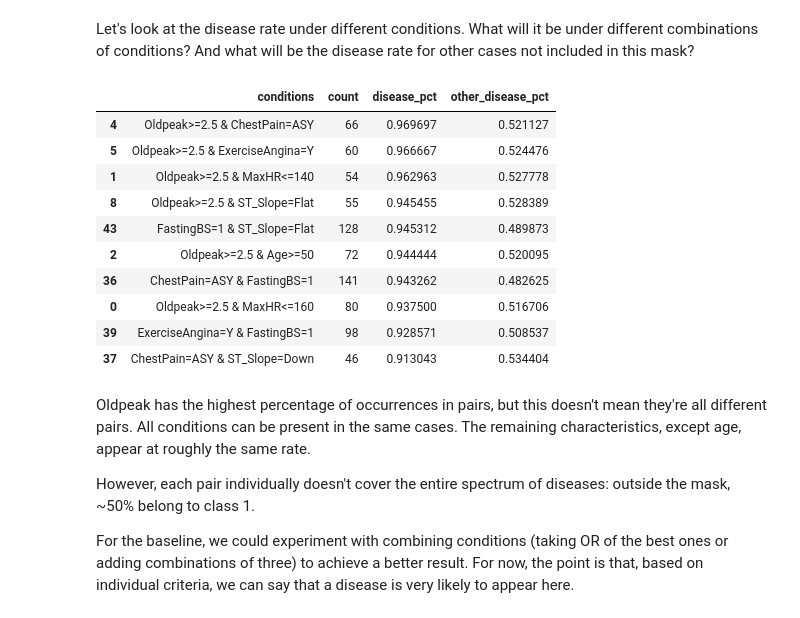
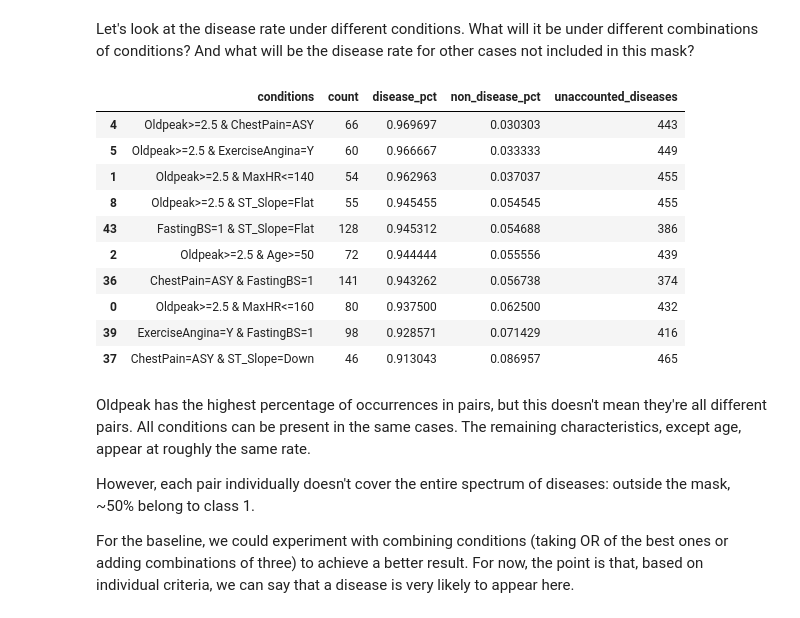
Before and after one commit to Lymuthien/heart_failure, a Jupyter notebook: notebooks/1.0-eda.ipynb, the cells around one changed output. Cells and saved outputs as stored; diff of their text form; code cells hidden in the pictures.

Commit message:
Corrected class percentages for some tables.

```diff
--- a/notebooks/1.0-eda.ipynb
+++ b/notebooks/1.0-eda.ipynb
@@ -100,7 +100,7 @@ Some features have not None, but the value 0, which theoretically shouldn't exis
 
 One more thing. The Cholesterol feature has a maximum value of 603. However, the internet says that such a value is theoretically possible.
 # %%
-obj_cols = df.select_dtypes(include=["str"]).columns
+obj_cols = df.select_dtypes(include=["object"]).columns
 df[obj_cols] = df[obj_cols].astype("category")
 df[FASTING_BS] = df[FASTING_BS].astype("category")
 # %%
@@ -363,30 +367,31 @@ conditions = {
 # %%
 result = []
 for names in combinations(conditions.keys(), 2):
     mask = np.logical_and.reduce([conditions[n] for n in names])
 
     result.append({
         "conditions": " & ".join(names),
         "count": mask.sum(),
         "disease_pct": df.loc[mask, HEART_DISEASE].mean(),
-        "other_disease_pct": df.loc[~mask, HEART_DISEASE].mean(),
+        "non_disease_pct": 1 - df.loc[mask, HEART_DISEASE].mean(),
+        "unaccounted_diseases": (df.loc[~mask, HEART_DISEASE] == 1).sum(),
     })
 
 result = pd.DataFrame(result)
 count_mask = result["count"] >= 45
 result[count_mask].sort_values(["disease_pct", "count"], ascending=False).head(10)
 # %% [output]
-|  | conditions | count | disease_pct | other_disease_pct |
-| 4 | Oldpeak>=2.5 & ChestPain=ASY | 66 | 0.969697 | 0.521127 |
-| 5 | Oldpeak>=2.5 & ExerciseAngina=Y | 60 | 0.966667 | 0.524476 |
-| 1 | Oldpeak>=2.5 & MaxHR<=140 | 54 | 0.962963 | 0.527778 |
-| 8 | Oldpeak>=2.5 & ST_Slope=Flat | 55 | 0.945455 | 0.528389 |
-| 43 | FastingBS=1 & ST_Slope=Flat | 128 | 0.945312 | 0.489873 |
-| 2 | Oldpeak>=2.5 & Age>=50 | 72 | 0.944444 | 0.520095 |
-| 36 | ChestPain=ASY & FastingBS=1 | 141 | 0.943262 | 0.482625 |
-| 0 | Oldpeak>=2.5 & MaxHR<=160 | 80 | 0.937500 | 0.516706 |
-| 39 | ExerciseAngina=Y & FastingBS=1 | 98 | 0.928571 | 0.508537 |
-| 37 | ChestPain=ASY & ST_Slope=Down | 46 | 0.913043 | 0.534404 |
+|  | conditions | count | disease_pct | non_disease_pct | unaccounted_diseases |
+| 4 | Oldpeak>=2.5 & ChestPain=ASY | 66 | 0.969697 | 0.030303 | 443 |
+| 5 | Oldpeak>=2.5 & ExerciseAngina=Y | 60 | 0.966667 | 0.033333 | 449 |
+| 1 | Oldpeak>=2.5 & MaxHR<=140 | 54 | 0.962963 | 0.037037 | 455 |
+| 8 | Oldpeak>=2.5 & ST_Slope=Flat | 55 | 0.945455 | 0.054545 | 455 |
+| 43 | FastingBS=1 & ST_Slope=Flat | 128 | 0.945312 | 0.054688 | 386 |
+| 2 | Oldpeak>=2.5 & Age>=50 | 72 | 0.944444 | 0.055556 | 439 |
+| 36 | ChestPain=ASY & FastingBS=1 | 141 | 0.943262 | 0.056738 | 374 |
+| 0 | Oldpeak>=2.5 & MaxHR<=160 | 80 | 0.937500 | 0.062500 | 432 |
+| 39 | ExerciseAngina=Y & FastingBS=1 | 98 | 0.928571 | 0.071429 | 416 |
+| 37 | ChestPain=ASY & ST_Slope=Down | 46 | 0.913043 | 0.086957 | 465 |
 # %% [markdown]
 Oldpeak has the highest percentage of occurrences in pairs, but this doesn't mean they're all different pairs. All conditions can be present in the same cases. The remaining characteristics, except age, appear at roughly the same rate.
 
```
Also changed, not shown: parts of 8 cells of this notebook.
